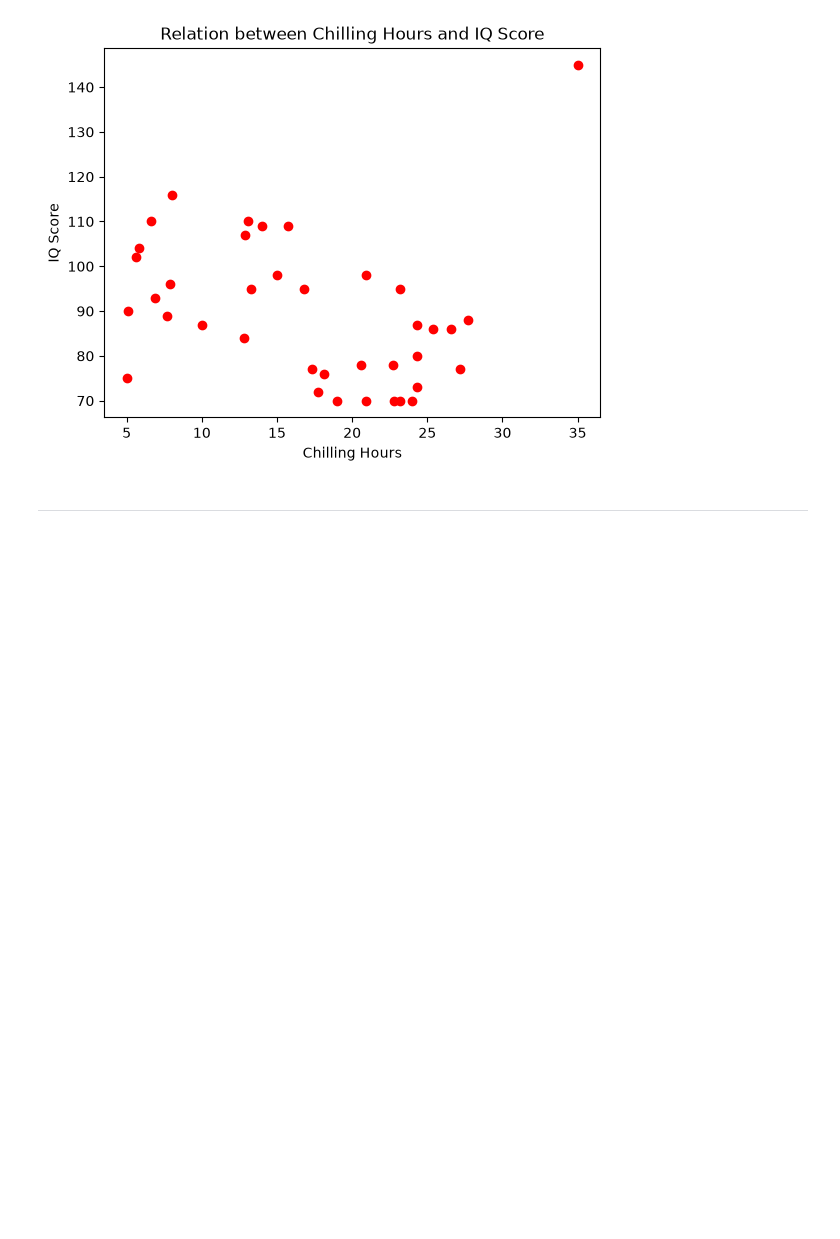
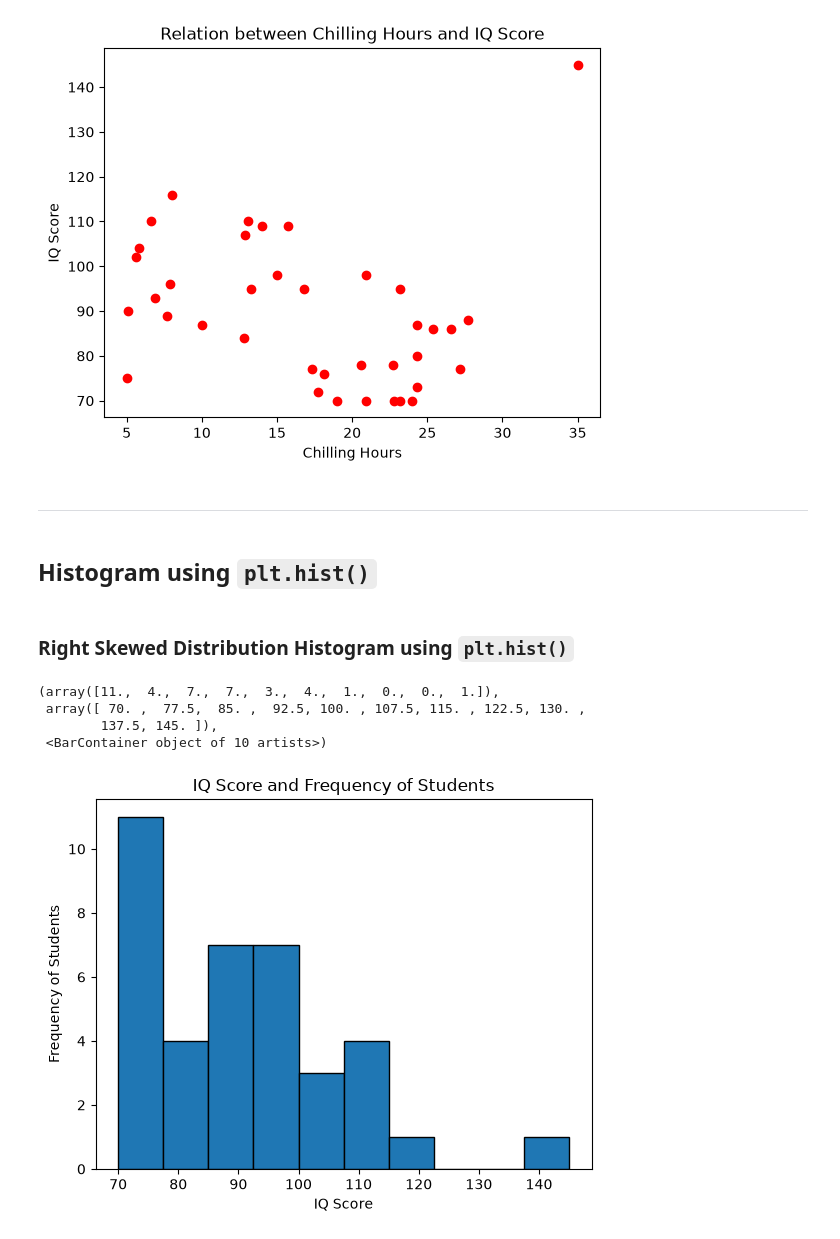
Before and after one commit to Md-Mehedi-Hasan-Dev/AI-ML-Engineering-Journey, a Jupyter notebook: AI Programming With Python/Week-04_ ML Toolbox (Visualization)/module_15_data_visualization_with_matplotlib.ipynb, the cells around one changed output. Drawn from its saved outputs; the diff is of its cells as text; code cells hidden in the pictures; blank space fills up the shorter version.

```diff
--- a/AI Programming With Python/Week-04_ ML Toolbox (Visualization)/module_15_data_visualization_with_matplotlib.ipynb
+++ b/AI Programming With Python/Week-04_ ML Toolbox (Visualization)/module_15_data_visualization_with_matplotlib.ipynb
@@ -211,3 +211,20 @@ plt.scatter(students['Chilling_Hours'], students['IQ_Score'], color = 'red')
 # %% [markdown]
 
 ---
+# %% [markdown]
+## Histogram using `plt.hist()`
+# %% [markdown]
+### Right Skewed Distribution Histogram using `plt.hist()`
+# %%
+# IQ Score & Frequency of Students Histogram
+plt.xlabel('IQ Score')
+plt.ylabel('Frequency of Students')
+plt.title('IQ Score and Frequency of Students')
+
+plt.hist(students['IQ_Score'], edgecolor = 'black')
+# %% [output]
+(array([11.,  4.,  7.,  7.,  3.,  4.,  1.,  0.,  0.,  1.]),
+ array([ 70. ,  77.5,  85. ,  92.5, 100. , 107.5, 115. , 122.5, 130. ,
+        137.5, 145. ]),
+ <BarContainer object of 10 artists>)
+[figure, added]
```
Also changed, not shown: parts of 21 cells of this notebook.
